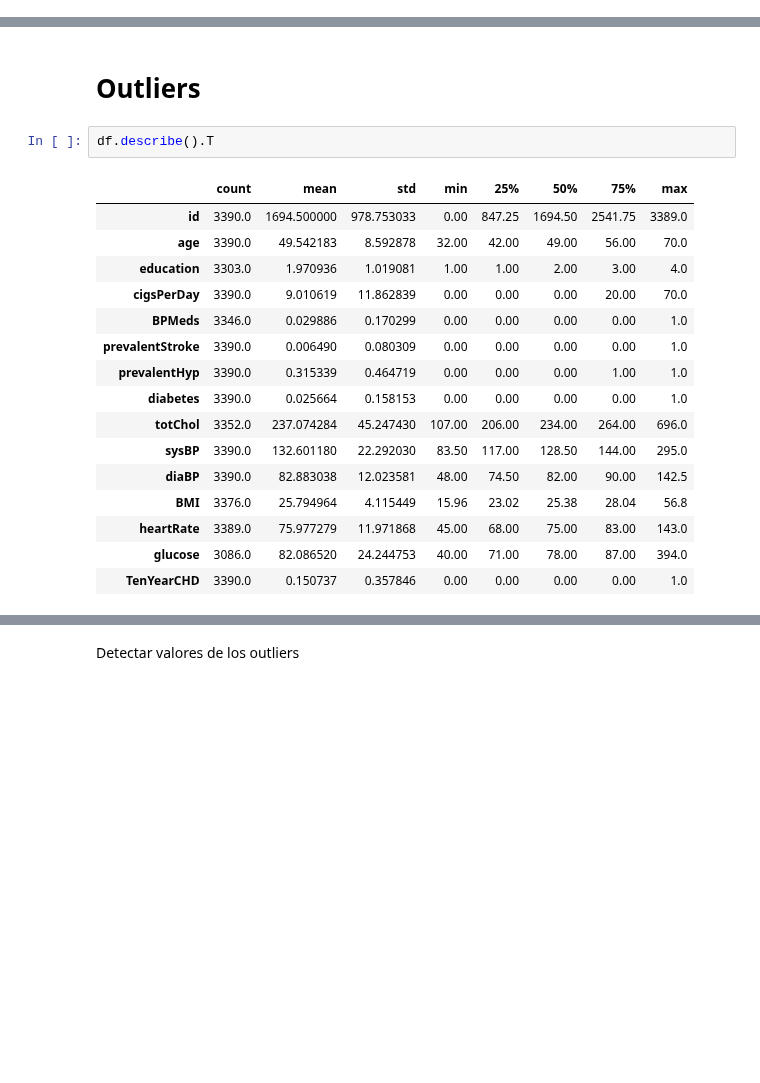
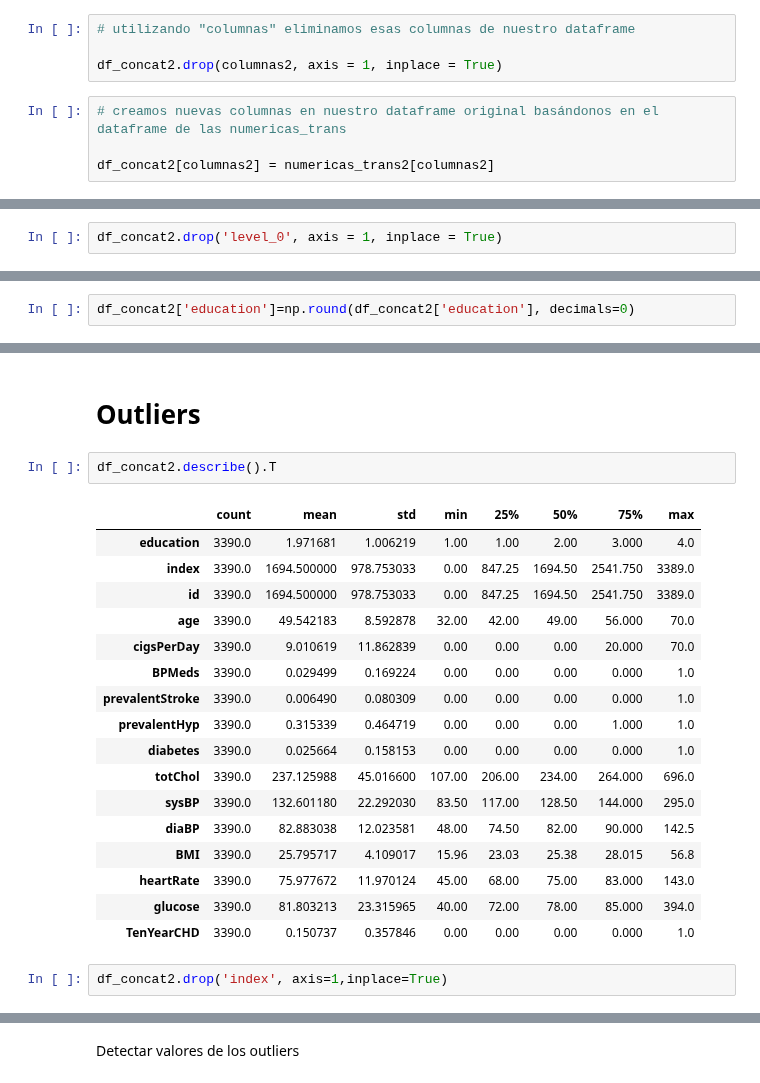
Before and after one commit to Adalab/DA-modulo-3-sprint-1-ana-anak, a Jupyter notebook: regresion-logistica/01-RLOG_Intro.ipynb, the cells around one changed output, grey strips where cells are left out. Saved outputs shown, nothing was run; the diff lists cells and outputs as text; blank space fills up the shorter version.

```diff
--- a/regresion-logistica/01-RLOG_Intro.ipynb
+++ b/regresion-logistica/01-RLOG_Intro.ipynb
@@ -517,0 +707,8 @@ df_concat2.stb.missing()
+# %%
+# utilizando "columnas" eliminamos esas columnas de nuestro dataframe
+
+df_concat2.drop(columnas2, axis = 1, inplace = True)
+# %%
+# creamos nuevas columnas en nuestro dataframe original basándonos en el dataframe de las numericas_trans
+
+df_concat2[columnas2] = numericas_trans2[columnas2]
@@ -517,0 +738,2 @@ df_concat2.stb.missing()
+# %%
+df_concat2.drop('level_0', axis = 1, inplace = True)
@@ -517,0 +744,2 @@ df_concat2.stb.missing()
+# %%
+df_concat2['education']=np.round(df_concat2['education'], decimals=0)
@@ -533,22 +771,25 @@ df.id.duplicated().sum()
 # %% [markdown]
 # Outliers
 # %%
-df.describe().T
+df_concat2.describe().T
 # %% [output]
 |  | count | mean | std | min | 25% | 50% | 75% | max |
-| id | 3390.0 | 1694.500000 | 978.753033 | 0.00 | 847.25 | 1694.50 | 2541.75 | 3389.0 |
-| age | 3390.0 | 49.542183 | 8.592878 | 32.00 | 42.00 | 49.00 | 56.00 | 70.0 |
-| education | 3303.0 | 1.970936 | 1.019081 | 1.00 | 1.00 | 2.00 | 3.00 | 4.0 |
-| cigsPerDay | 3390.0 | 9.010619 | 11.862839 | 0.00 | 0.00 | 0.00 | 20.00 | 70.0 |
-| BPMeds | 3346.0 | 0.029886 | 0.170299 | 0.00 | 0.00 | 0.00 | 0.00 | 1.0 |
-| prevalentStroke | 3390.0 | 0.006490 | 0.080309 | 0.00 | 0.00 | 0.00 | 0.00 | 1.0 |
-| prevalentHyp | 3390.0 | 0.315339 | 0.464719 | 0.00 | 0.00 | 0.00 | 1.00 | 1.0 |
-| diabetes | 3390.0 | 0.025664 | 0.158153 | 0.00 | 0.00 | 0.00 | 0.00 | 1.0 |
-| totChol | 3352.0 | 237.074284 | 45.247430 | 107.00 | 206.00 | 234.00 | 264.00 | 696.0 |
-| sysBP | 3390.0 | 132.601180 | 22.292030 | 83.50 | 117.00 | 128.50 | 144.00 | 295.0 |
-| diaBP | 3390.0 | 82.883038 | 12.023581 | 48.00 | 74.50 | 82.00 | 90.00 | 142.5 |
-| BMI | 3376.0 | 25.794964 | 4.115449 | 15.96 | 23.02 | 25.38 | 28.04 | 56.8 |
-| heartRate | 3389.0 | 75.977279 | 11.971868 | 45.00 | 68.00 | 75.00 | 83.00 | 143.0 |
-| glucose | 3086.0 | 82.086520 | 24.244753 | 40.00 | 71.00 | 78.00 | 87.00 | 394.0 |
-| TenYearCHD | 3390.0 | 0.150737 | 0.357846 | 0.00 | 0.00 | 0.00 | 0.00 | 1.0 |
+| education | 3390.0 | 1.971681 | 1.006219 | 1.00 | 1.00 | 2.00 | 3.000 | 4.0 |
+| index | 3390.0 | 1694.500000 | 978.753033 | 0.00 | 847.25 | 1694.50 | 2541.750 | 3389.0 |
+| id | 3390.0 | 1694.500000 | 978.753033 | 0.00 | 847.25 | 1694.50 | 2541.750 | 3389.0 |
+| age | 3390.0 | 49.542183 | 8.592878 | 32.00 | 42.00 | 49.00 | 56.000 | 70.0 |
+| cigsPerDay | 3390.0 | 9.010619 | 11.862839 | 0.00 | 0.00 | 0.00 | 20.000 | 70.0 |
+| BPMeds | 3390.0 | 0.029499 | 0.169224 | 0.00 | 0.00 | 0.00 | 0.000 | 1.0 |
+| prevalentStroke | 3390.0 | 0.006490 | 0.080309 | 0.00 | 0.00 | 0.00 | 0.000 | 1.0 |
+| prevalentHyp | 3390.0 | 0.315339 | 0.464719 | 0.00 | 0.00 | 0.00 | 1.000 | 1.0 |
+| diabetes | 3390.0 | 0.025664 | 0.158153 | 0.00 | 0.00 | 0.00 | 0.000 | 1.0 |
+| totChol | 3390.0 | 237.125988 | 45.016600 | 107.00 | 206.00 | 234.00 | 264.000 | 696.0 |
+| sysBP | 3390.0 | 132.601180 | 22.292030 | 83.50 | 117.00 | 128.50 | 144.000 | 295.0 |
+| diaBP | 3390.0 | 82.883038 | 12.023581 | 48.00 | 74.50 | 82.00 | 90.000 | 142.5 |
+| BMI | 3390.0 | 25.795717 | 4.109017 | 15.96 | 23.03 | 25.38 | 28.015 | 56.8 |
+| heartRate | 3390.0 | 75.977672 | 11.970124 | 45.00 | 68.00 | 75.00 | 83.000 | 143.0 |
+| glucose | 3390.0 | 81.803213 | 23.315965 | 40.00 | 72.00 | 78.00 | 85.000 | 394.0 |
+| TenYearCHD | 3390.0 | 0.150737 | 0.357846 | 0.00 | 0.00 | 0.00 | 0.000 | 1.0 |
+# %%
+df_concat2.drop('index', axis=1,inplace=True)
 # %%
```
Also changed, not shown: parts of 62 cells of this notebook, 3 other files.
